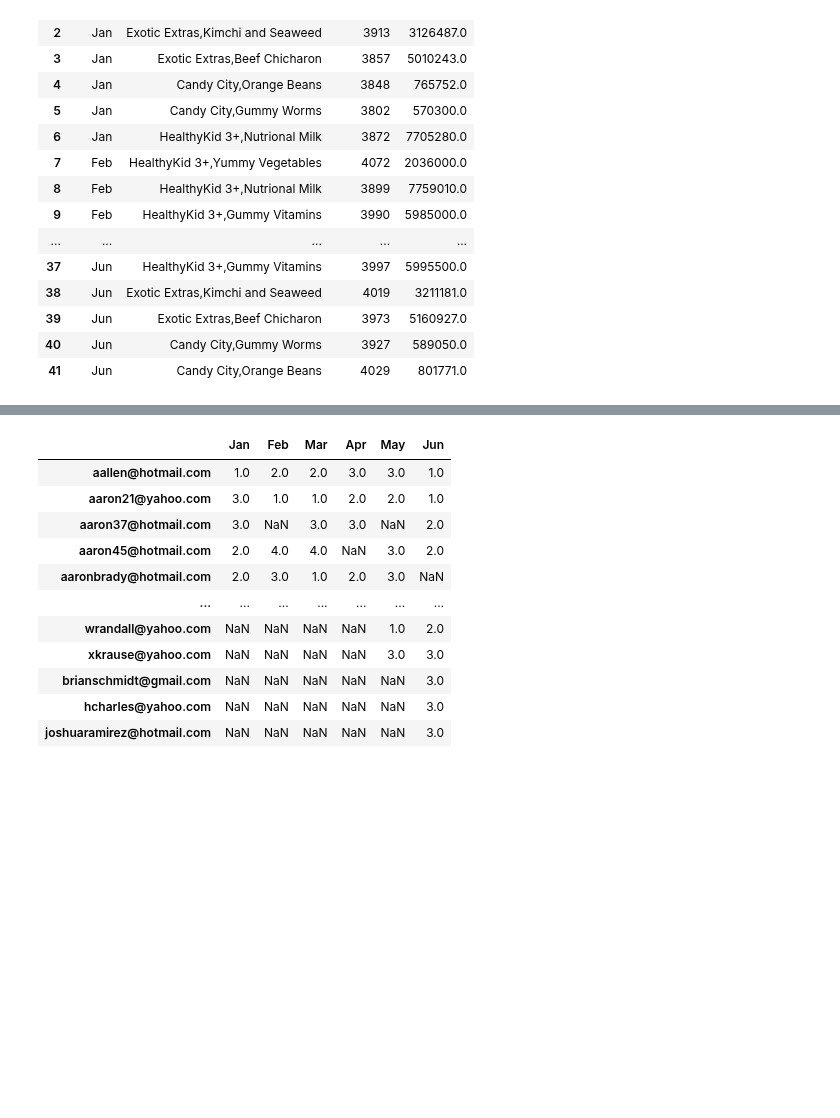
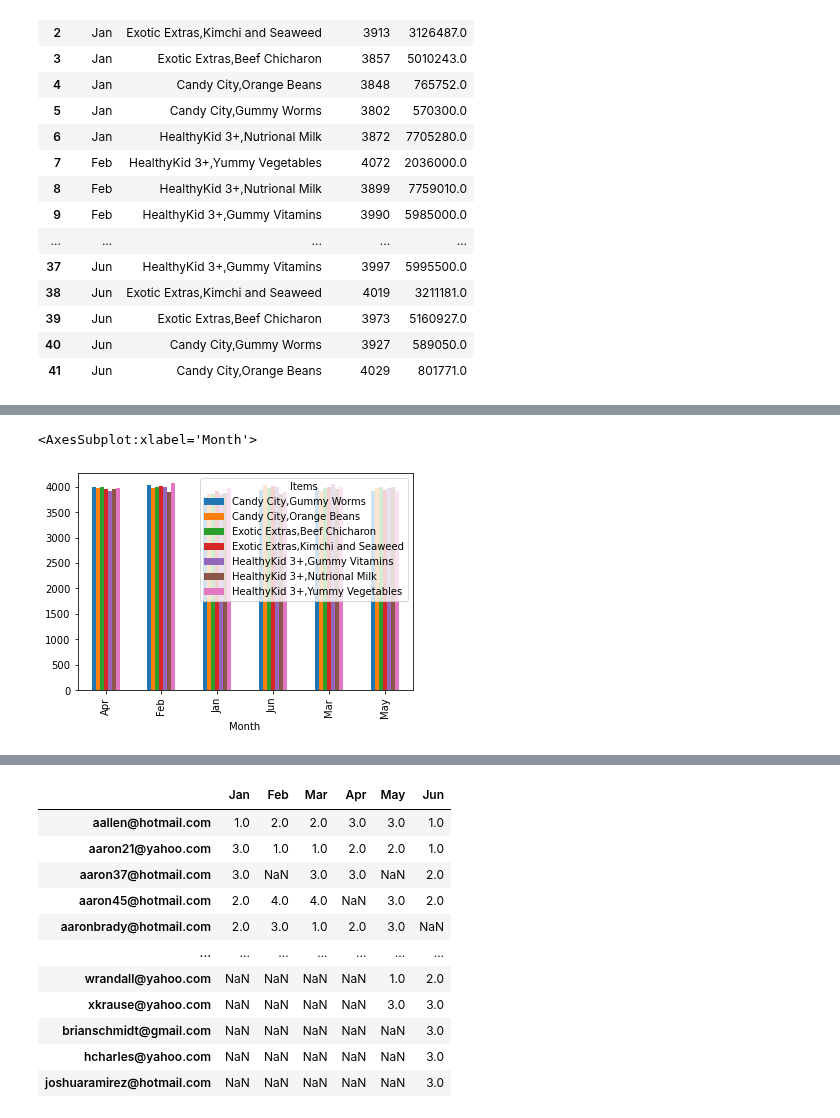
Before and after one commit to jcbacong/BA-probset-ateneo-2022, a Jupyter notebook: ad-hoc-analysis.ipynb, the cells around one changed output, grey strips where cells are left out. Cells and saved outputs as stored; diff of their text form; code cells hidden in the pictures; blank space fills up the shorter version.

```diff
--- a/ad-hoc-analysis.ipynb
+++ b/ad-hoc-analysis.ipynb
@@ -130,3 +130,6 @@ df2
 | 39 | Jun | Exotic Extras,Beef Chicharon | 3973 | 5160927.0 |
 | 40 | Jun | Candy City,Gummy Worms | 3927 | 589050.0 |
 | 41 | Jun | Candy City,Orange Beans | 4029 | 801771.0 |
+# %%
+df2.columns = df2.columns.droplevel(0)
+df2
@@ -133,3 +154,9 @@ df2
+# %%
+df3 = pd.DataFrame(df2.to_numpy(), columns = ["Month", "Items", "Qty", "Total Sold"])
+df3[["Month", "Items", "Qty"]].pivot(index='Month', columns='Items', values='Qty').plot(kind='bar')
+# %% [output]
+<AxesSubplot:xlabel='Month'>
+[figure, added]
 # %%
 ## 3. Define repeaters, inactive, engaged
 ## Repeaters : 1 if customer of the current month had transaction from the previous month
```
Also changed, not shown: parts of 2 cells of this notebook.
